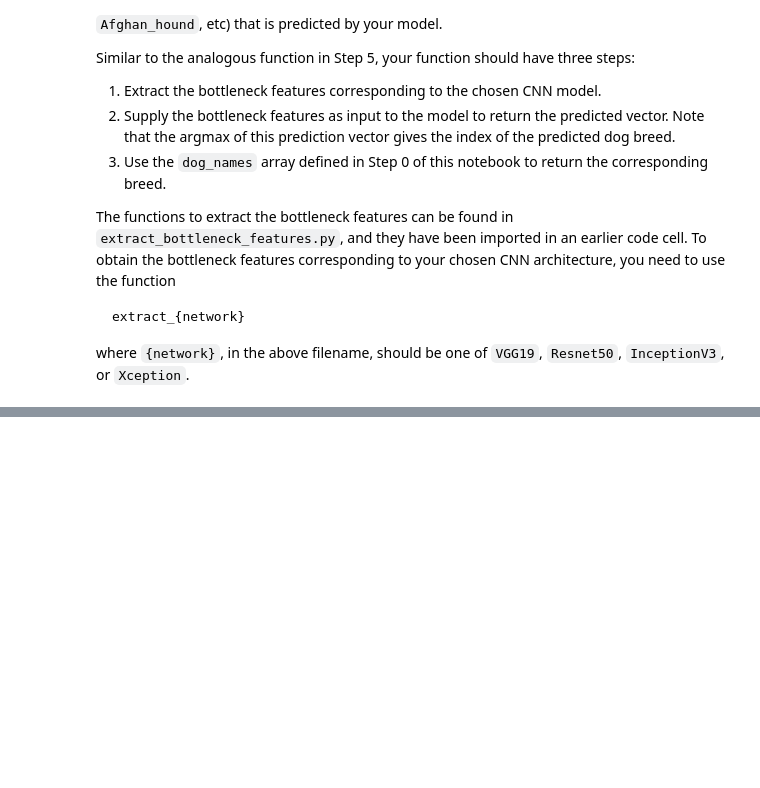
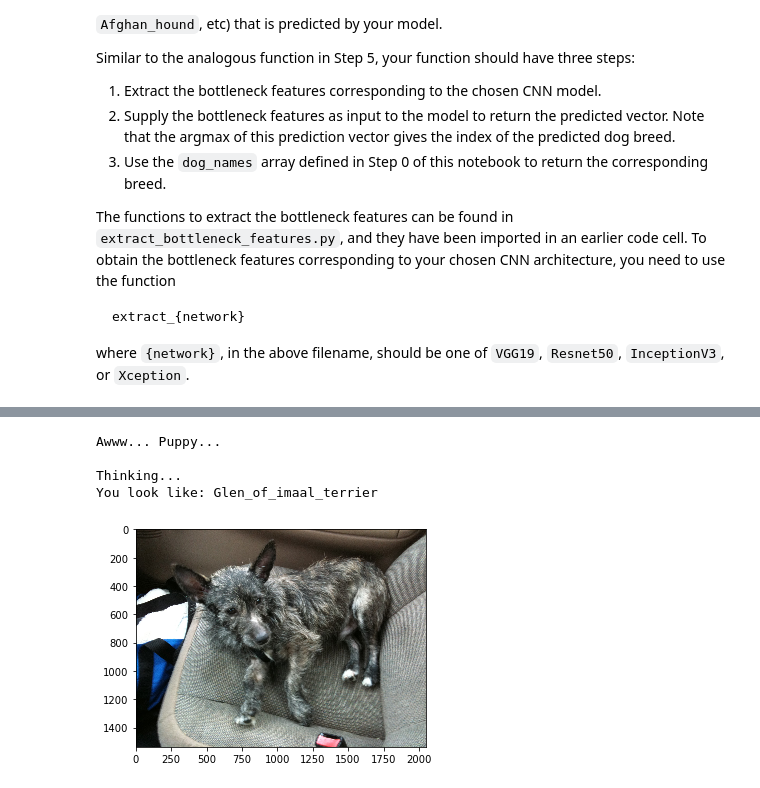
Before and after one commit to KrisDenio/dog-project, a Jupyter notebook: dog_app.ipynb, the cells around one changed output, grey strips where cells are left out. Cells and saved outputs as stored; diff of their text form; code cells hidden in the pictures; blank space fills up the shorter version.

```diff
--- a/dog_app.ipynb
+++ b/dog_app.ipynb
@@ -687,0 +964,8 @@ __Answer:__
+# %%
+dog_or_human("images/Marcus.jpg")
+# %% [output]
+Awww... Puppy...
+
+Thinking...
+You look like: Glen_of_imaal_terrier
+[figure, added]
```
Also changed, not shown: parts of 36 cells of this notebook, 17 other files.
